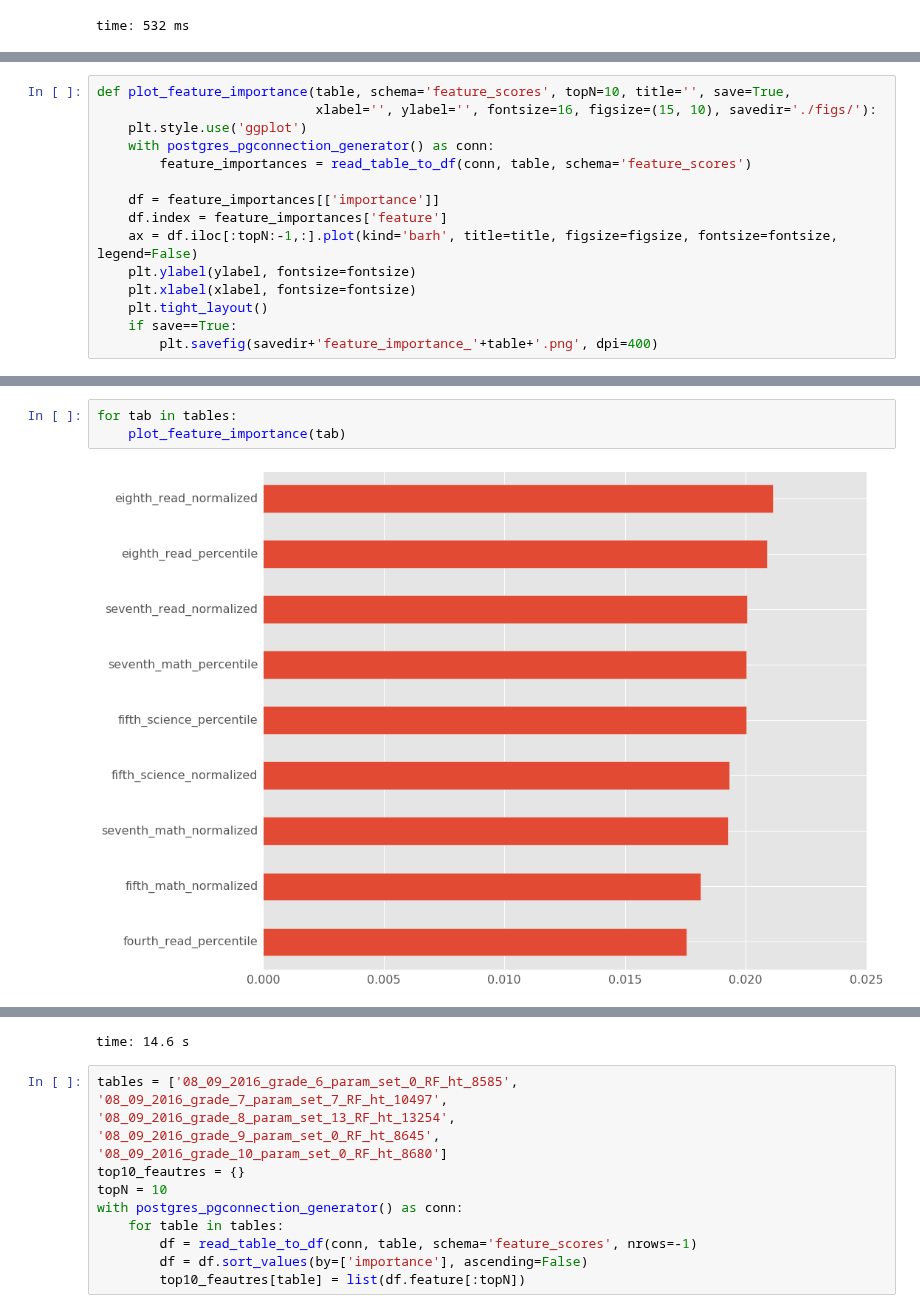
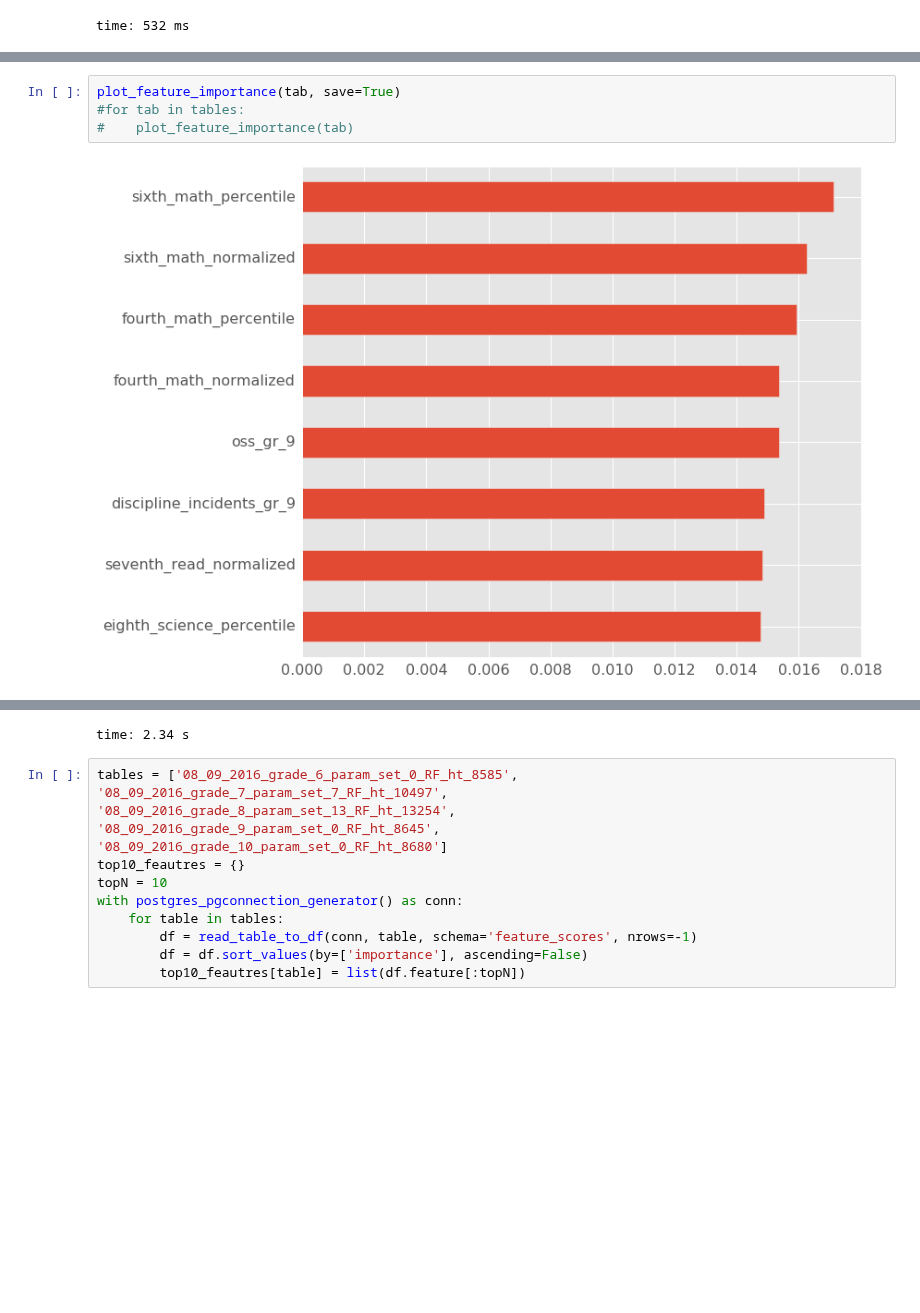
Before and after one commit to jgutman/mvesc, a Jupyter notebook: Reports/Plots_functions_dev.ipynb, the cells around one changed output, grey strips where cells are left out. Saved outputs shown, nothing was run; the diff lists cells and outputs as text; blank space fills up the shorter version.

Commit message:
bar plot function for feature importance added to utilities

```diff
--- a/Reports/Plots_functions_dev.ipynb
+++ b/Reports/Plots_functions_dev.ipynb
@@ -95,15 +30,0 @@ time: 11.6 ms
-# %%
-def plot_feature_importance(table, schema='feature_scores', topN=10, title='', save=True,
-                            xlabel='', ylabel='', fontsize=16, figsize=(15, 10), savedir='./figs/'):
-    plt.style.use('ggplot')
-    with postgres_pgconnection_generator() as conn:
-        feature_importances = read_table_to_df(conn, table, schema='feature_scores')
-
-    df = feature_importances[['importance']]
-    df.index = feature_importances['feature']
-    ax = df.iloc[:topN:-1,:].plot(kind='barh', title=title, figsize=figsize, fontsize=fontsize, legend=False)
-    plt.ylabel(ylabel, fontsize=fontsize)
-    plt.xlabel(xlabel, fontsize=fontsize)
-    plt.tight_layout()
-    if save==True:
-        plt.savefig(savedir+'feature_importance_'+table+'.png', dpi=400)
@@ -112,5 +77,6 @@ time: 10.6 ms
 # %%
-for tab in tables:
-    plot_feature_importance(tab)
+plot_feature_importance(tab, save=True)
+#for tab in tables:
+#    plot_feature_importance(tab)
 # %% [output]
-[figure, old version]
+[figure, new version]
@@ -121,4 +83,4 @@ for tab in tables:
-time: 14.6 s
+time: 2.34 s
 # %%
 tables = ['08_09_2016_grade_6_param_set_0_RF_ht_8585',
 '08_09_2016_grade_7_param_set_7_RF_ht_10497',
```
Also changed, not shown: parts of 8 cells of this notebook, 6 other files.
